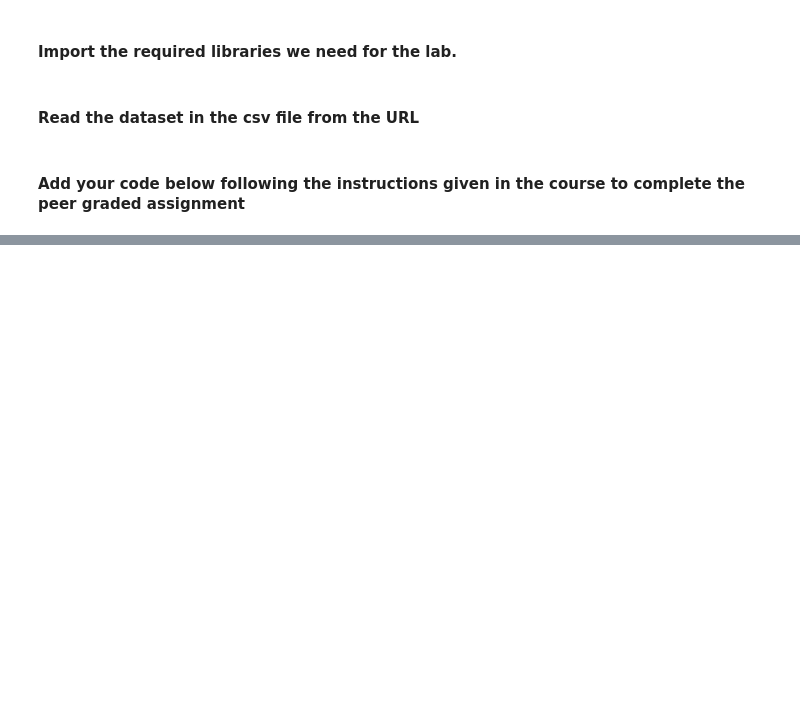
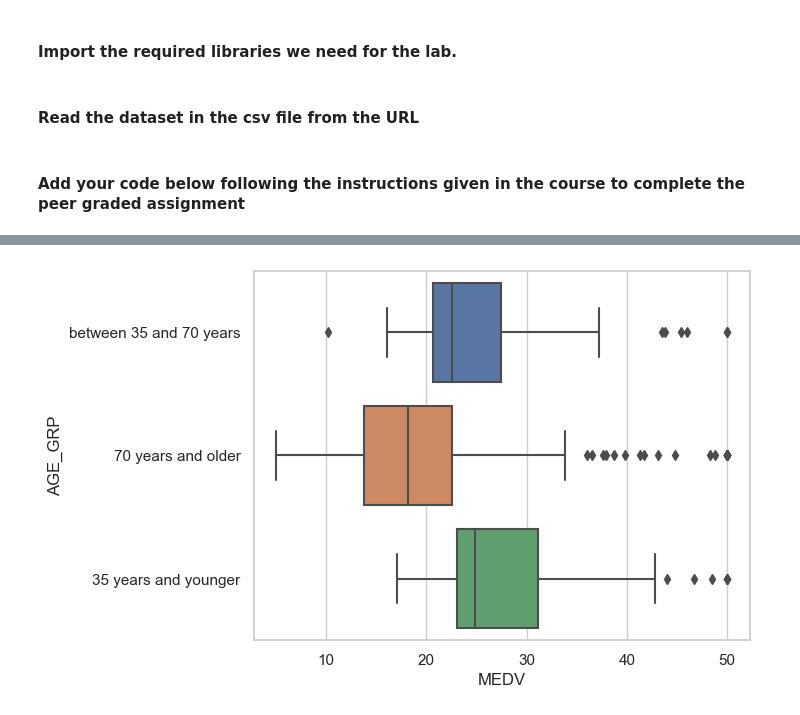
Before and after one commit to tmmendoza29/Coursera, a Jupyter notebook: Python for Data Science/Python Statistics/_Optional__Peer_Graded_Assignment_jupyterlite.ipynb, the cells around one changed output, grey strips where cells are left out. Cells and saved outputs as stored; diff of their text form; code cells hidden in the pictures; blank space fills up the shorter version.

```diff
--- a/Python for Data Science/Python Statistics/_Optional__Peer_Graded_Assignment_jupyterlite.ipynb
+++ b/Python for Data Science/Python Statistics/_Optional__Peer_Graded_Assignment_jupyterlite.ipynb
@@ -66,0 +127,8 @@ memory usage: 55.5 KB
+# %%
+boston_df.loc[(boston_df['AGE'] <= 35), 'AGE_GRP'] = '35 years and younger'
+boston_df.loc[(boston_df['AGE'] > 35)&(boston_df['AGE'] < 70), 'AGE_GRP'] = 'between 35 and 70 years'
+boston_df.loc[(boston_df['AGE'] >= 70), 'AGE_GRP'] = '70 years and older'
+# %%
+ax = sns.boxplot(x='MEDV', y='AGE_GRP', data=boston_df)
+# %% [output]
+[figure, added]
```
Also changed, not shown: parts of 25 cells of this notebook, 1 other file.
